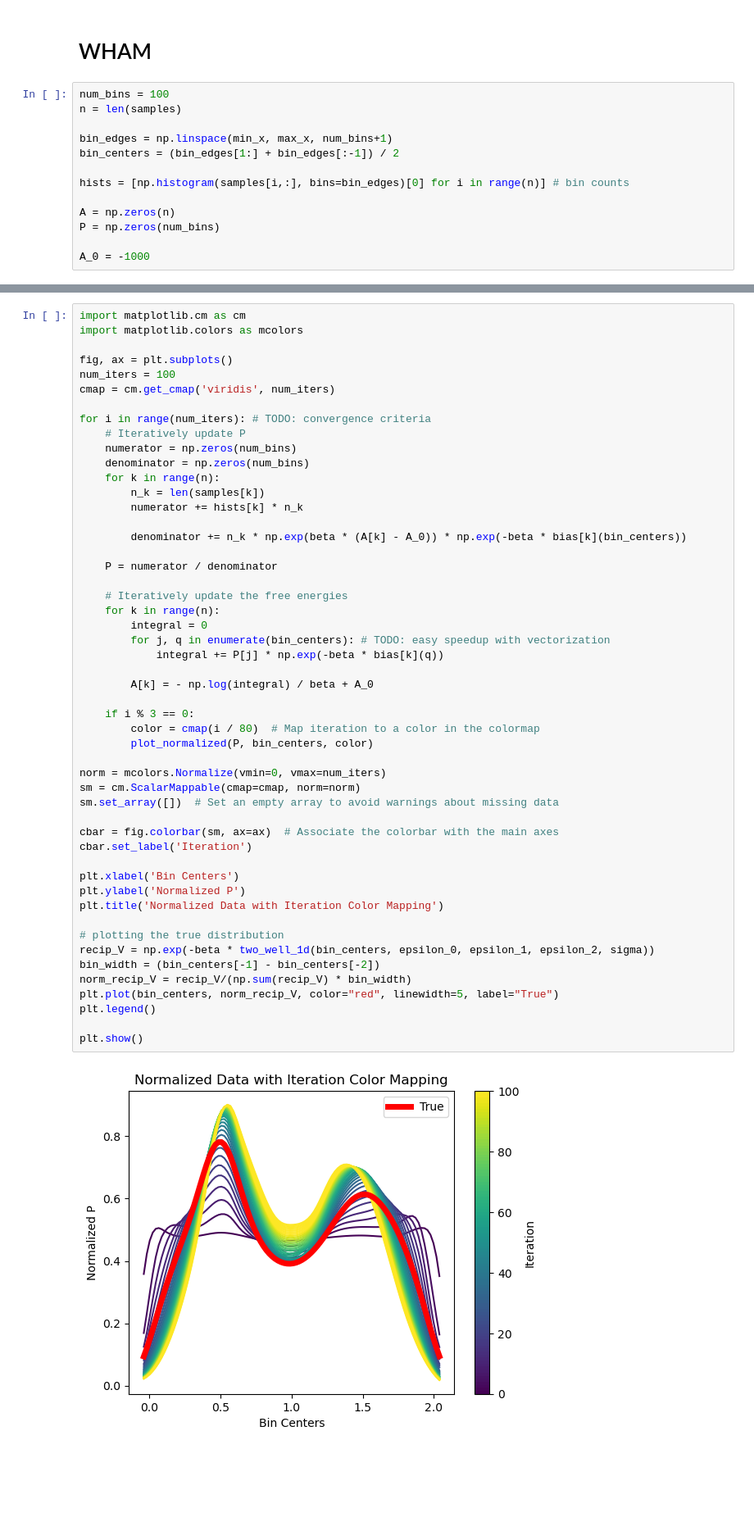
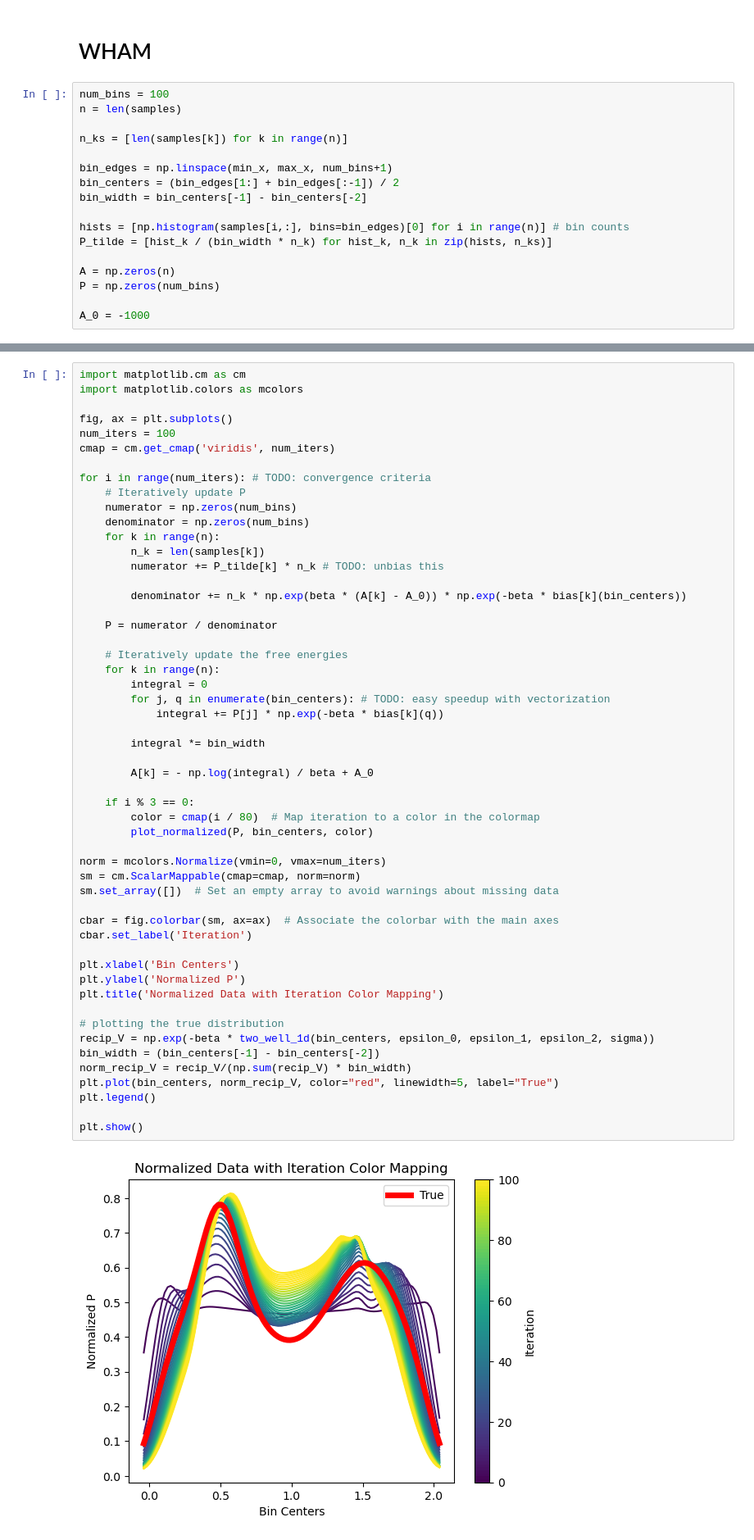
Before and after one commit to abrahmasandra/MENG255UmbrellaSampling, a Jupyter notebook: umbsampling.ipynb, the cells around one changed output, grey strips where cells are left out. Shown at 82% size. Cells and saved outputs as stored; diff of their text form; blank space fills up the shorter version.

Commit message:
minor fixes – P_tilde, integral bin width

```diff
--- a/umbsampling.ipynb
+++ b/umbsampling.ipynb
@@ -258,10 +258,14 @@ plt.show()
 num_bins = 100
 n = len(samples)
 
+n_ks = [len(samples[k]) for k in range(n)]
+
 bin_edges = np.linspace(min_x, max_x, num_bins+1)
 bin_centers = (bin_edges[1:] + bin_edges[:-1]) / 2
+bin_width = bin_centers[-1] - bin_centers[-2]
 
 hists = [np.histogram(samples[i,:], bins=bin_edges)[0] for i in range(n)] # bin counts
+P_tilde = [hist_k / (bin_width * n_k) for hist_k, n_k in zip(hists, n_ks)]
 
 A = np.zeros(n)
 P = np.zeros(num_bins)
@@ -293,7 +296,7 @@ for i in range(num_iters): # TODO: convergence criteria
     denominator = np.zeros(num_bins)
     for k in range(n):
         n_k = len(samples[k])
-        numerator += hists[k] * n_k
+        numerator += P_tilde[k] * n_k # TODO: unbias this
 
         denominator += n_k * np.exp(beta * (A[k] - A_0)) * np.exp(-beta * bias[k](bin_centers))
 
@@ -304,31 +307,33 @@ for i in range(num_iters): # TODO: convergence criteria
         integral = 0
         for j, q in enumerate(bin_centers): # TODO: easy speedup with vectorization
             integral += P[j] * np.exp(-beta * bias[k](q))
+
+        integral *= bin_width
 
         A[k] = - np.log(integral) / beta + A_0
 
     if i % 3 == 0:
         color = cmap(i / 80)  # Map iteration to a color in the colormap
         plot_normalized(P, bin_centers, color)
 
 norm = mcolors.Normalize(vmin=0, vmax=num_iters)
 sm = cm.ScalarMappable(cmap=cmap, norm=norm)
 sm.set_array([])  # Set an empty array to avoid warnings about missing data
 
 cbar = fig.colorbar(sm, ax=ax)  # Associate the colorbar with the main axes
 cbar.set_label('Iteration')
 
 plt.xlabel('Bin Centers')
 plt.ylabel('Normalized P')
 plt.title('Normalized Data with Iteration Color Mapping')
 
 # plotting the true distribution
 recip_V = np.exp(-beta * two_well_1d(bin_centers, epsilon_0, epsilon_1, epsilon_2, sigma))
 bin_width = (bin_centers[-1] - bin_centers[-2])
 norm_recip_V = recip_V/(np.sum(recip_V) * bin_width)
 plt.plot(bin_centers, norm_recip_V, color="red", linewidth=5, label="True")
 plt.legend()
 
 plt.show()
 # %% [output]
-[figure, old version]
+[figure, new version]
```
Also changed, not shown: parts of 3 cells of this notebook.
